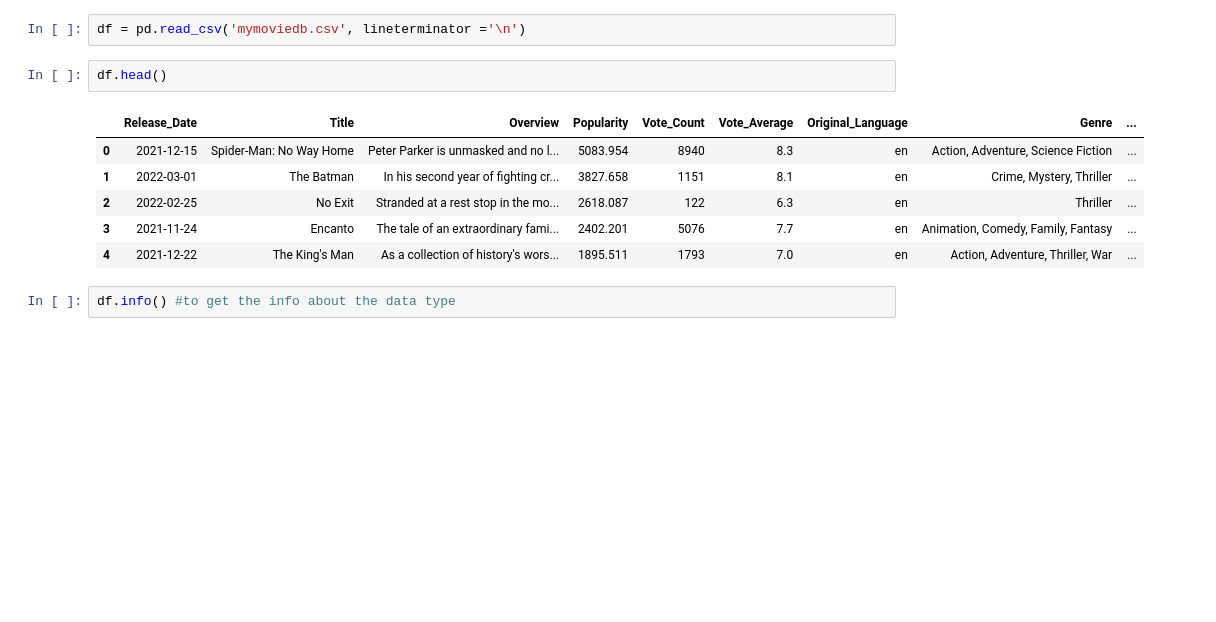
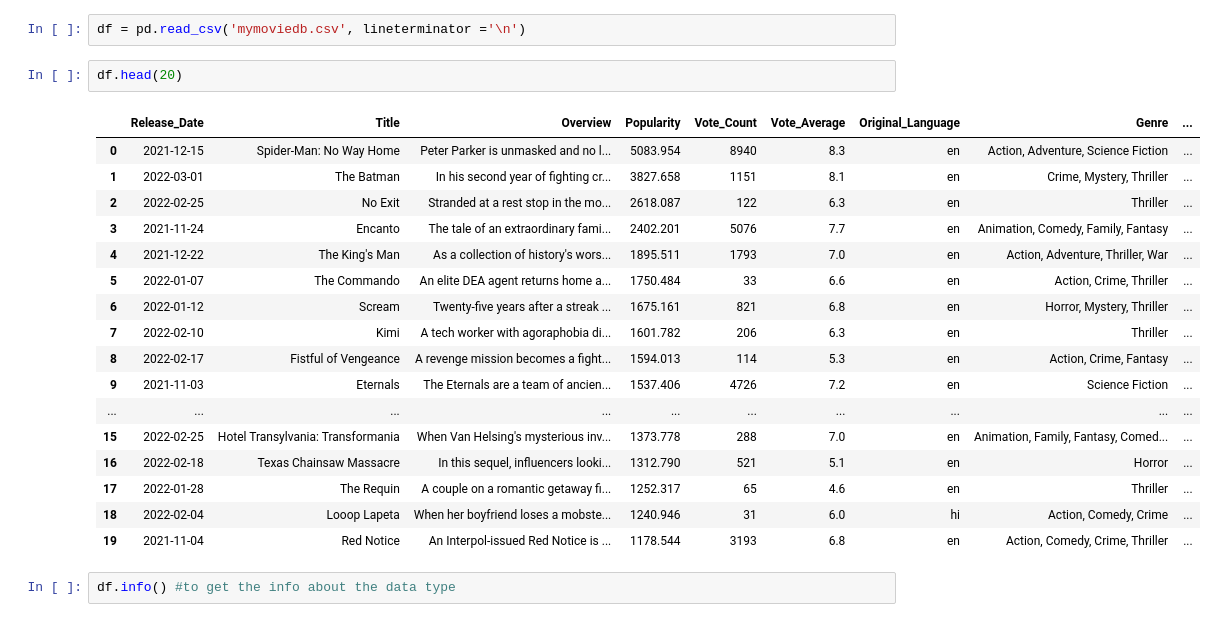
Before and after one commit to Ayush-0915/Netflix-Data-Analysis, a Jupyter notebook: Netflix Data Analysis.ipynb, the cells around one changed output. Saved outputs shown, nothing was run; the diff lists cells and outputs as text; blank space fills up the shorter version.

```diff
--- a/Netflix Data Analysis.ipynb
+++ b/Netflix Data Analysis.ipynb
@@ -5,14 +5,25 @@ import matplotlib.pyplot as pit
 # %%
 df = pd.read_csv('mymoviedb.csv', lineterminator ='\n')
 # %%
-df.head()
+df.head(20)
 # %% [output]
 |  | Release_Date | Title | Overview | Popularity | Vote_Count | Vote_Average | Original_Language | Genre | ... |
 | 0 | 2021-12-15 | Spider-Man: No Way Home | Peter Parker is unmasked and no l... | 5083.954 | 8940 | 8.3 | en | Action, Adventure, Science Fiction | ... |
 | 1 | 2022-03-01 | The Batman | In his second year of fighting cr... | 3827.658 | 1151 | 8.1 | en | Crime, Mystery, Thriller | ... |
 | 2 | 2022-02-25 | No Exit | Stranded at a rest stop in the mo... | 2618.087 | 122 | 6.3 | en | Thriller | ... |
 | 3 | 2021-11-24 | Encanto | The tale of an extraordinary fami... | 2402.201 | 5076 | 7.7 | en | Animation, Comedy, Family, Fantasy | ... |
 | 4 | 2021-12-22 | The King's Man | As a collection of history's wors... | 1895.511 | 1793 | 7.0 | en | Action, Adventure, Thriller, War | ... |
+| 5 | 2022-01-07 | The Commando | An elite DEA agent returns home a... | 1750.484 | 33 | 6.6 | en | Action, Crime, Thriller | ... |
+| 6 | 2022-01-12 | Scream | Twenty-five years after a streak ... | 1675.161 | 821 | 6.8 | en | Horror, Mystery, Thriller | ... |
+| 7 | 2022-02-10 | Kimi | A tech worker with agoraphobia di... | 1601.782 | 206 | 6.3 | en | Thriller | ... |
+| 8 | 2022-02-17 | Fistful of Vengeance | A revenge mission becomes a fight... | 1594.013 | 114 | 5.3 | en | Action, Crime, Fantasy | ... |
+| 9 | 2021-11-03 | Eternals | The Eternals are a team of ancien... | 1537.406 | 4726 | 7.2 | en | Science Fiction | ... |
+| ... | ... | ... | ... | ... | ... | ... | ... | ... | ... |
+| 15 | 2022-02-25 | Hotel Transylvania: Transformania | When Van Helsing's mysterious inv... | 1373.778 | 288 | 7.0 | en | Animation, Family, Fantasy, Comed... | ... |
+| 16 | 2022-02-18 | Texas Chainsaw Massacre | In this sequel, influencers looki... | 1312.790 | 521 | 5.1 | en | Horror | ... |
+| 17 | 2022-01-28 | The Requin | A couple on a romantic getaway fi... | 1252.317 | 65 | 4.6 | en | Thriller | ... |
+| 18 | 2022-02-04 | Looop Lapeta | When her boyfriend loses a mobste... | 1240.946 | 31 | 6.0 | hi | Action, Comedy, Crime | ... |
+| 19 | 2021-11-04 | Red Notice | An Interpol-issued Red Notice is ... | 1178.544 | 3193 | 6.8 | en | Action, Comedy, Crime, Thriller | ... |
 # %%
 df.info() #to get the info about the data type
 # %% [output]
```
